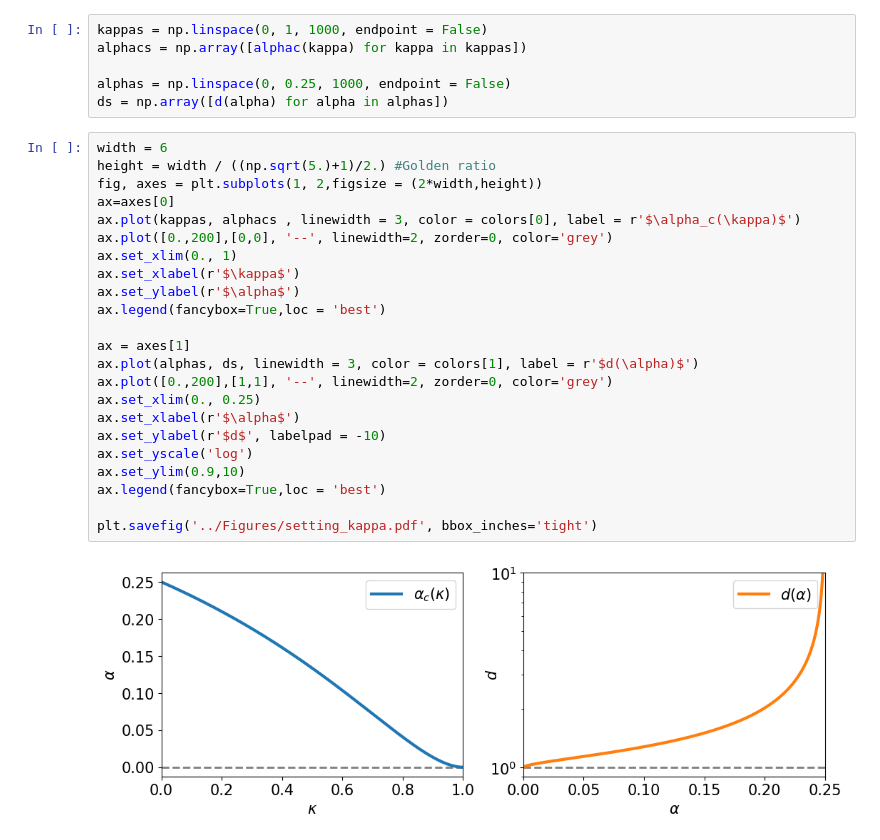
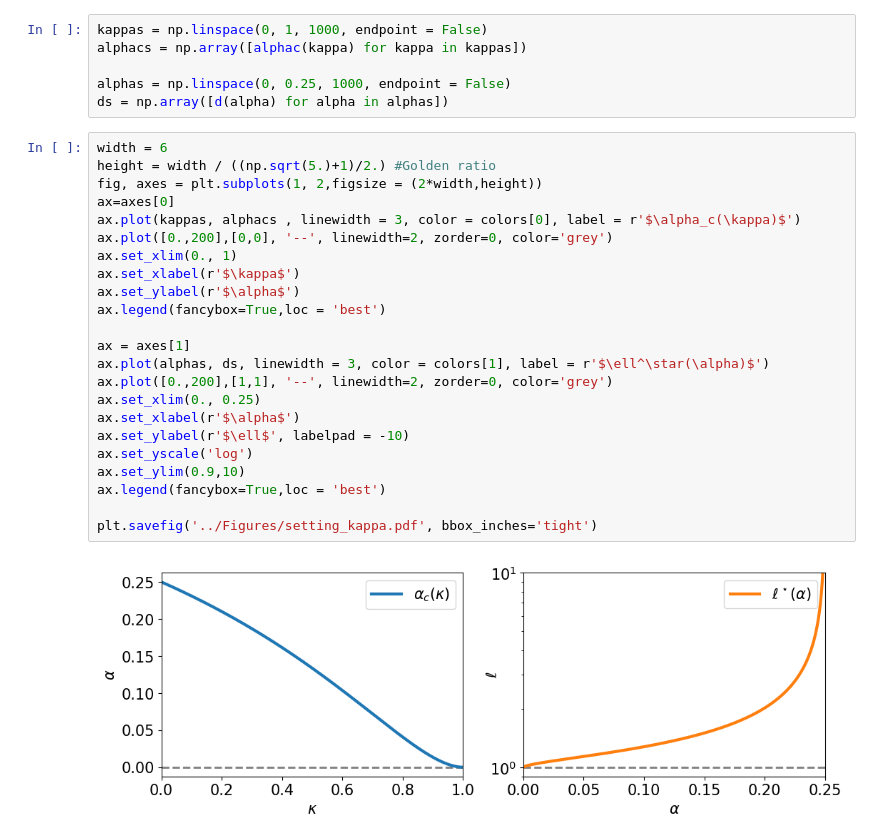
Before and after one commit to AnMaillard/fitting_ellipsoid_replicas, a Jupyter notebook: Notebook_plots/SAT_UNSAT.ipynb, the cells around one changed output. Drawn from its saved outputs; the diff is of its cells as text.

```diff
--- a/Notebook_plots/SAT_UNSAT.ipynb
+++ b/Notebook_plots/SAT_UNSAT.ipynb
@@ -208,25 +208,25 @@ ds = np.array([d(alpha) for alpha in alphas])
 # %%
 width = 6
 height = width / ((np.sqrt(5.)+1)/2.) #Golden ratio
 fig, axes = plt.subplots(1, 2,figsize = (2*width,height))
 ax=axes[0]
 ax.plot(kappas, alphacs , linewidth = 3, color = colors[0], label = r'$\alpha_c(\kappa)$')
 ax.plot([0.,200],[0,0], '--', linewidth=2, zorder=0, color='grey')
 ax.set_xlim(0., 1)
 ax.set_xlabel(r'$\kappa$')
 ax.set_ylabel(r'$\alpha$')
 ax.legend(fancybox=True,loc = 'best')
 
 ax = axes[1]
-ax.plot(alphas, ds, linewidth = 3, color = colors[1], label = r'$d(\alpha)$')
+ax.plot(alphas, ds, linewidth = 3, color = colors[1], label = r'$\ell^\star(\alpha)$')
 ax.plot([0.,200],[1,1], '--', linewidth=2, zorder=0, color='grey')
 ax.set_xlim(0., 0.25)
 ax.set_xlabel(r'$\alpha$')
-ax.set_ylabel(r'$d$', labelpad = -10)
+ax.set_ylabel(r'$\ell$', labelpad = -10)
 ax.set_yscale('log')
 ax.set_ylim(0.9,10)
 ax.legend(fancybox=True,loc = 'best')
 
 plt.savefig('../Figures/setting_kappa.pdf', bbox_inches='tight')
 # %% [output]
-[figure, old version]
+[figure, new version]
```
Also changed, not shown: 1 other file.
